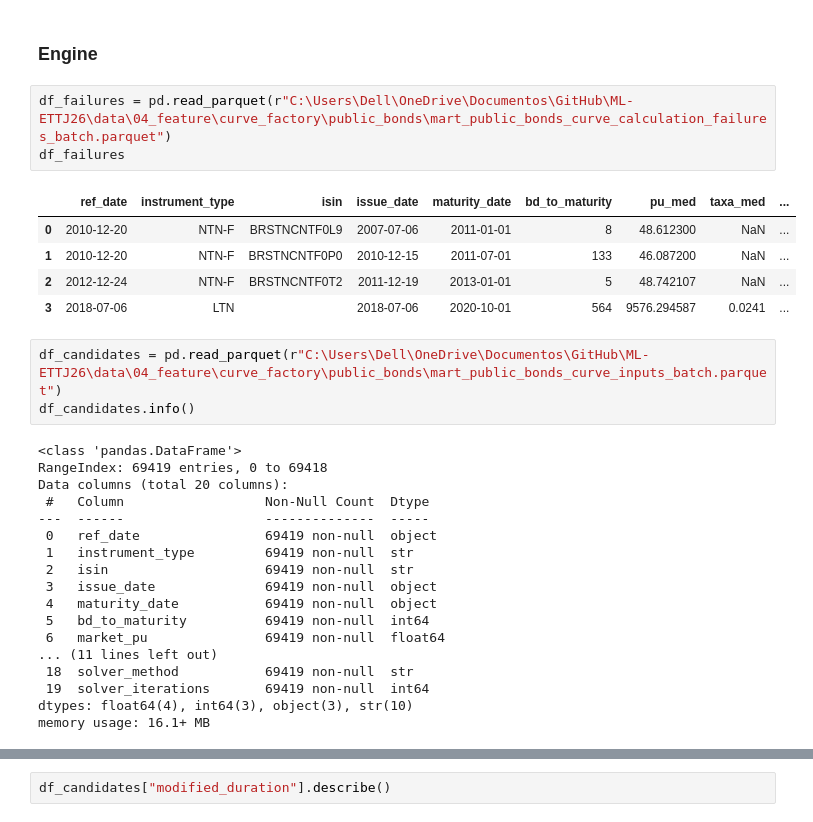
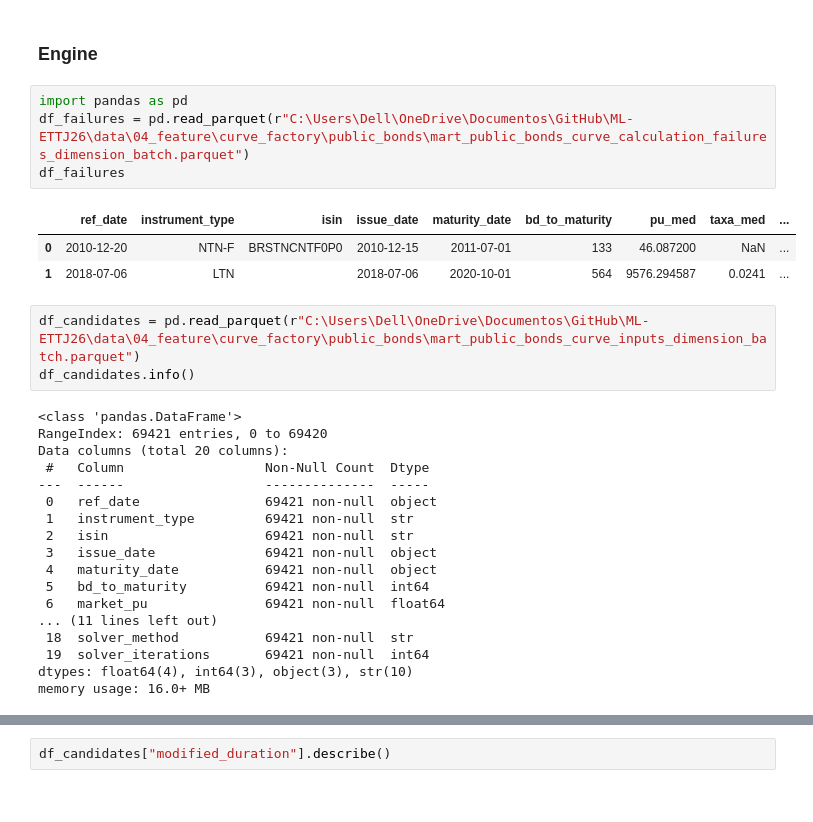
Before and after one commit to JuanRocha01/ML-ETTJ26, a Jupyter notebook: study/mart_tratement.ipynb, the cells around one changed output, grey strips where cells are left out. Drawn from its saved outputs; the diff is of its cells as text.

```diff
--- a/study/mart_tratement.ipynb
+++ b/study/mart_tratement.ipynb
@@ -90,35 +90,34 @@ df_ltn.head()
 # %% [markdown]
 ### Engine
 # %%
-df_failures = pd.read_parquet(r"C:\Users\Dell\OneDrive\Documentos\GitHub\ML-ETTJ26\data\04_feature\curve_factory\public_bonds\mart_public_bonds_curve_calculation_failures_batch.parquet")
+import pandas as pd
+df_failures = pd.read_parquet(r"C:\Users\Dell\OneDrive\Documentos\GitHub\ML-ETTJ26\data\04_feature\curve_factory\public_bonds\mart_public_bonds_curve_calculation_failures_dimension_batch.parquet")
 df_failures
 # %% [output]
 |  | ref_date | instrument_type | isin | issue_date | maturity_date | bd_to_maturity | pu_med | taxa_med | ... |
-| 0 | 2010-12-20 | NTN-F | BRSTNCNTF0L9 | 2007-07-06 | 2011-01-01 | 8 | 48.612300 | NaN | ... |
-| 1 | 2010-12-20 | NTN-F | BRSTNCNTF0P0 | 2010-12-15 | 2011-07-01 | 133 | 46.087200 | NaN | ... |
-| 2 | 2012-12-24 | NTN-F | BRSTNCNTF0T2 | 2011-12-19 | 2013-01-01 | 5 | 48.742107 | NaN | ... |
-| 3 | 2018-07-06 | LTN |  | 2018-07-06 | 2020-10-01 | 564 | 9576.294587 | 0.0241 | ... |
+| 0 | 2010-12-20 | NTN-F | BRSTNCNTF0P0 | 2010-12-15 | 2011-07-01 | 133 | 46.087200 | NaN | ... |
+| 1 | 2018-07-06 | LTN |  | 2018-07-06 | 2020-10-01 | 564 | 9576.294587 | 0.0241 | ... |
 # %%
-df_candidates = pd.read_parquet(r"C:\Users\Dell\OneDrive\Documentos\GitHub\ML-ETTJ26\data\04_feature\curve_factory\public_bonds\mart_public_bonds_curve_inputs_batch.parquet")
+df_candidates = pd.read_parquet(r"C:\Users\Dell\OneDrive\Documentos\GitHub\ML-ETTJ26\data\04_feature\curve_factory\public_bonds\mart_public_bonds_curve_inputs_dimension_batch.parquet")
 df_candidates.info()
 # %% [output]
 <class 'pandas.DataFrame'>
-RangeIndex: 69419 entries, 0 to 69418
+RangeIndex: 69421 entries, 0 to 69420
 Data columns (total 20 columns):
  #   Column                  Non-Null Count  Dtype
 ---  ------                  --------------  -----
- 0   ref_date                69419 non-null  object
- 1   instrument_type         69419 non-null  str
- 2   isin                    69419 non-null  str
- 3   issue_date              69419 non-null  object
- 4   maturity_date           69419 non-null  object
- 5   bd_to_maturity          69419 non-null  int64
- 6   market_pu               69419 non-null  float64
+ 0   ref_date                69421 non-null  object
+ 1   instrument_type         69421 non-null  str
+ 2   isin                    69421 non-null  str
+ 3   issue_date              69421 non-null  object
+ 4   maturity_date           69421 non-null  object
+ 5   bd_to_maturity          69421 non-null  int64
+ 6   market_pu               69421 non-null  float64
 ... (11 lines left out)
- 18  solver_method           69419 non-null  str
- 19  solver_iterations       69419 non-null  int64
+ 18  solver_method           69421 non-null  str
+ 19  solver_iterations       69421 non-null  int64
 dtypes: float64(4), int64(3), object(3), str(10)
-memory usage: 16.1+ MB
+memory usage: 16.0+ MB
 # %%
 print(df_candidates[df_candidates["instrument_type"]=="NTN-F"]["solver_iterations"].describe())
 print(df_candidates["solver_method"].value_counts())
```
Also changed, not shown: parts of 8 cells of this notebook, 5 other files.
